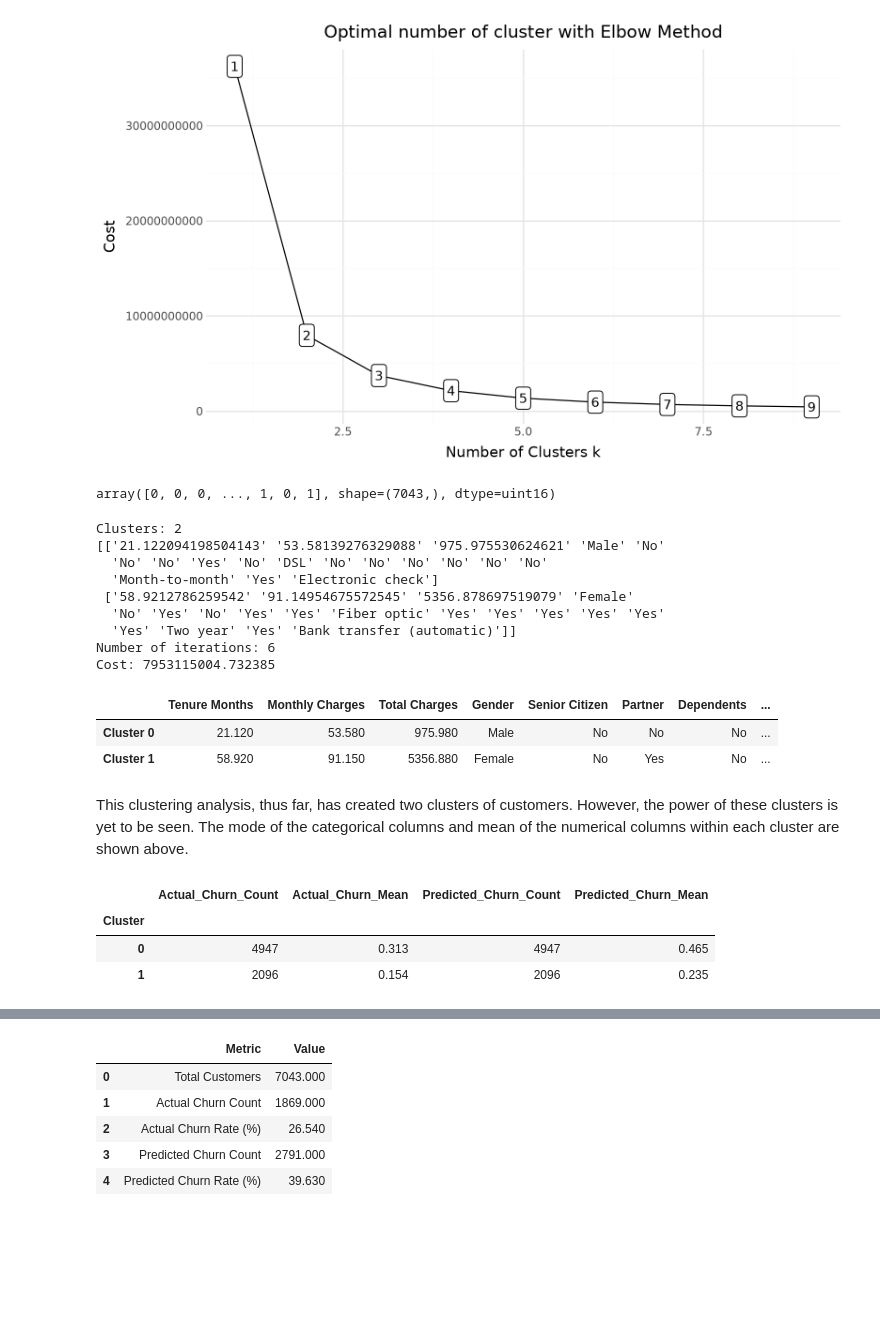
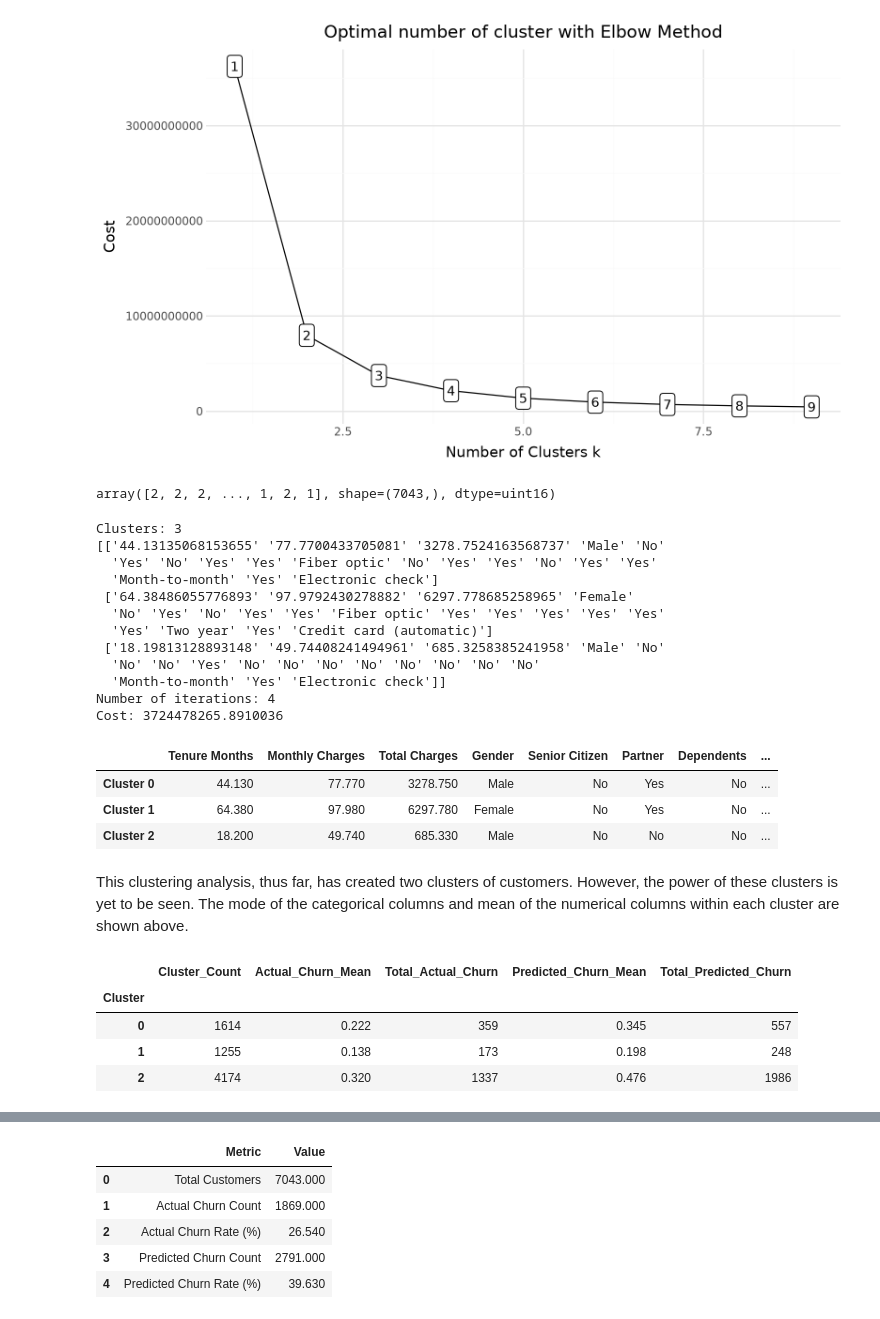
Before and after one commit to jharrison4386/ADS-505-Group-8-Project, a Jupyter notebook: final_project_predictive_modeling.ipynb, the cells around one changed output, grey strips where cells are left out. Cells and saved outputs as stored; diff of their text form; code cells hidden in the pictures; blank space fills up the shorter version.

Commit message:
10/13/2026 MCL - investigating k = 3 clusters

```diff
--- a/final_project_predictive_modeling.ipynb
+++ b/final_project_predictive_modeling.ipynb
@@ -1215,14 +1217,14 @@ Cluster initiation: 9
 [figure]
 # %%
 # Fit the cluster
-kprototype2 = KPrototypes(n_jobs = -1, n_clusters = 2, init = 'Huang', random_state = 0)
+kprototype2 = KPrototypes(n_jobs = -1, n_clusters = 3, init = 'Huang', random_state = 0)
 kprototype2.fit_predict(df2Matrix, categorical = catColumnsPos)
 
 # Aprilliant, A. (2021, January 17). The k-prototype as clustering algorithm for mixed data type(Categorical and numerical).
 # Towards Data Science.
 # https://towardsdatascience.com/the-k-prototype-as-clustering-algorithm-for-mixed-data-type-categorical-and-numerical-fe7c50538ebb/
 # %% [output]
-array([0, 0, 0, ..., 1, 0, 1], shape=(7043,), dtype=uint16)
+array([2, 2, 2, ..., 1, 2, 1], shape=(7043,), dtype=uint16)
 # %%
 print("Clusters:", kprototype2.n_clusters)
 
@@ -1240,15 +1242,18 @@ print("Cost:", kprototype2.cost_)
 # Towards Data Science.
 # https://towardsdatascience.com/the-k-prototype-as-clustering-algorithm-for-mixed-data-type-categorical-and-numerical-fe7c50538ebb/
 # %% [output]
-Clusters: 2
-[['21.122094198504143' '53.58139276329088' '975.975530624621' 'Male' 'No'
-  'No' 'No' 'Yes' 'No' 'DSL' 'No' 'No' 'No' 'No' 'No' 'No'
+Clusters: 3
+[['44.13135068153655' '77.7700433705081' '3278.7524163568737' 'Male' 'No'
+  'Yes' 'No' 'Yes' 'Yes' 'Fiber optic' 'No' 'Yes' 'Yes' 'No' 'Yes' 'Yes'
   'Month-to-month' 'Yes' 'Electronic check']
- ['58.9212786259542' '91.14954675572545' '5356.878697519079' 'Female'
+ ['64.38486055776893' '97.9792430278882' '6297.778685258965' 'Female'
   'No' 'Yes' 'No' 'Yes' 'Yes' 'Fiber optic' 'Yes' 'Yes' 'Yes' 'Yes' 'Yes'
-  'Yes' 'Two year' 'Yes' 'Bank transfer (automatic)']]
-Number of iterations: 6
-Cost: 7953115004.732385
+  'Yes' 'Two year' 'Yes' 'Credit card (automatic)']
+ ['18.19813128893148' '49.74408241494961' '685.3258385241958' 'Male' 'No'
+  'No' 'No' 'Yes' 'No' 'No' 'No' 'No' 'No' 'No' 'No' 'No'
+  'Month-to-month' 'Yes' 'Electronic check']]
+Number of iterations: 4
+Cost: 3724478265.8910036
 # %%
 # Look at characteristics of the cluster centroids
 
@@ -1295,7 +1300,7 @@ cluster_metrics = (
     df_eval2kx.groupby('Cluster')
     [['rf_prob', 'rf_pred', 'Churn Value']]
     .mean()
-    .reindex([0, 1])
+    .reindex([0, 1, 2])
 )
 
 # Rename columns
@@ -1318,38 +1323,41 @@ df_centroids[cluster_metrics.columns] = (
 )
 
 # Label clusters consistently
-df_centroids.index = ['Cluster 0', 'Cluster 1']
+df_centroids.index = ['Cluster 0', 'Cluster 1', 'Cluster 2']
 
 display(df_centroids)
 # %% [output]
 |  | Tenure Months | Monthly Charges | Total Charges | Gender | Senior Citizen | Partner | Dependents | ... |
-| Cluster 0 | 21.120 | 53.580 | 975.980 | Male | No | No | No | ... |
-| Cluster 1 | 58.920 | 91.150 | 5356.880 | Female | No | Yes | No | ... |
+| Cluster 0 | 44.130 | 77.770 | 3278.750 | Male | No | Yes | No | ... |
+| Cluster 1 | 64.380 | 97.980 | 6297.780 | Female | No | Yes | No | ... |
+| Cluster 2 | 18.200 | 49.740 | 685.330 | Male | No | No | No | ... |
 # %% [markdown]
 This clustering analysis, thus far, has created two clusters of customers. However, the power of these clusters is yet to be seen. The mode of the categorical columns and mean of the numerical columns within each cluster are shown above.
 # %%
 # Copy df2 and attach cluster labels
 df_churn_stats = df2.copy().drop(columns = ["Churn Score", "CLTV", "Churn Reason", "rf_prob"])
 df_churn_stats['Cluster'] = kprototype2.labels_
 
 # Calculate mode
 def get_mode(x):
     modes = x.mode()
     return ', '.join(map(str, modes.tolist()))
 
 
 # Summary statistics for actual and predicted churn
 churn_summary = df_churn_stats.groupby('Cluster').agg(
-    Actual_Churn_Count=('Churn Value', 'count'),
+    Cluster_Count=('Churn Value', 'count'),
     Actual_Churn_Mean=('Churn Value', 'mean'),
-
-    Predicted_Churn_Count=('rf_pred', 'count'),
+    Total_Actual_Churn = ('Churn Value', 'sum'),
+    #Predicted_Churn_Count=('rf_pred', 'count'),
     Predicted_Churn_Mean=('rf_pred', 'mean'),
+    Total_Predicted_Churn = ('rf_pred', 'sum')
 )
 
 display(churn_summary.round(3))
 # %% [output]
-|  | Actual_Churn_Count | Actual_Churn_Mean | Predicted_Churn_Count | Predicted_Churn_Mean |
-| Cluster |  |  |  |  |
-| 0 | 4947 | 0.313 | 4947 | 0.465 |
-| 1 | 2096 | 0.154 | 2096 | 0.235 |
+|  | Cluster_Count | Actual_Churn_Mean | Total_Actual_Churn | Predicted_Churn_Mean | Total_Predicted_Churn |
+| Cluster |  |  |  |  |  |
+| 0 | 1614 | 0.222 | 359 | 0.345 | 557 |
+| 1 | 1255 | 0.138 | 173 | 0.198 | 248 |
+| 2 | 4174 | 0.320 | 1337 | 0.476 | 1986 |
```
Also changed, not shown: parts of 5 cells of this notebook.
